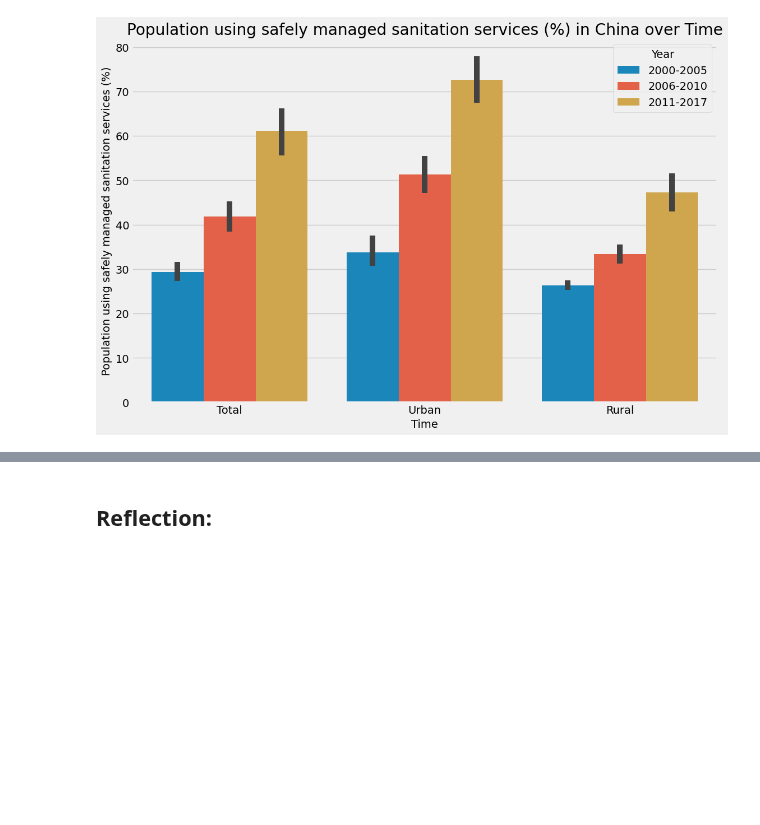
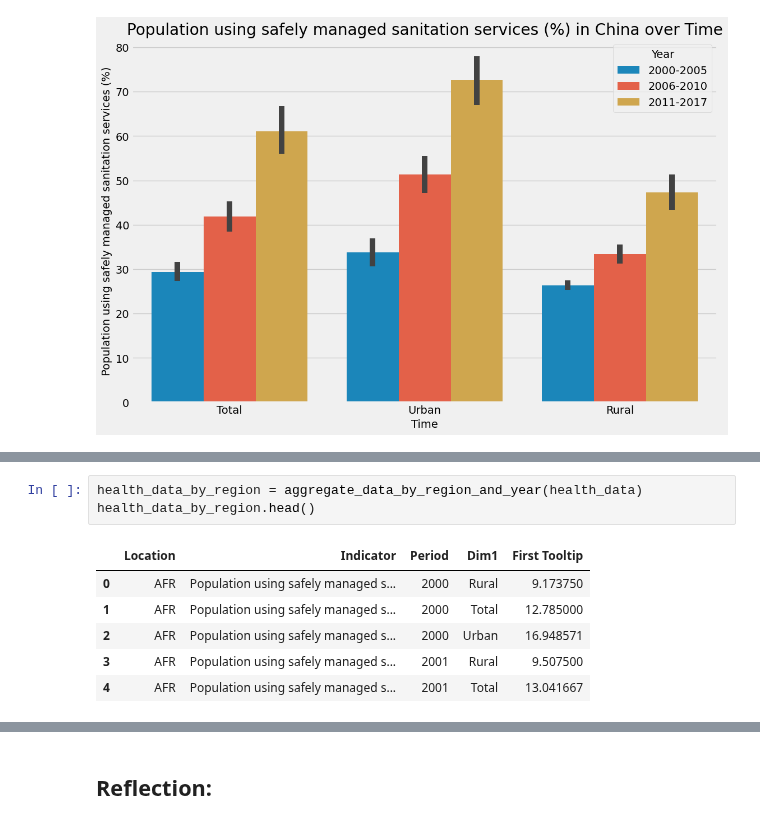
Before and after one commit to violetbi/sds-271-fp, a Jupyter notebook: prototype.ipynb, the cells around one changed output, grey strips where cells are left out. Cells and saved outputs as stored; diff of their text form; blank space fills up the shorter version.

```diff
--- a/prototype.ipynb
+++ b/prototype.ipynb
@@ -288,0 +326,10 @@ Map(center=[20, 0], controls=(ZoomControl(options=['position', 'zoom_in_text', '
+# %%
+health_data_by_region = aggregate_data_by_region_and_year(health_data)
+health_data_by_region.head()
+# %% [output]
+|  | Location | Indicator | Period | Dim1 | First Tooltip |
+| 0 | AFR | Population using safely managed s... | 2000 | Rural | 9.173750 |
+| 1 | AFR | Population using safely managed s... | 2000 | Total | 12.785000 |
+| 2 | AFR | Population using safely managed s... | 2000 | Urban | 16.948571 |
+| 3 | AFR | Population using safely managed s... | 2001 | Rural | 9.507500 |
+| 4 | AFR | Population using safely managed s... | 2001 | Total | 13.041667 |
```
Also changed, not shown: parts of 6 cells of this notebook.
